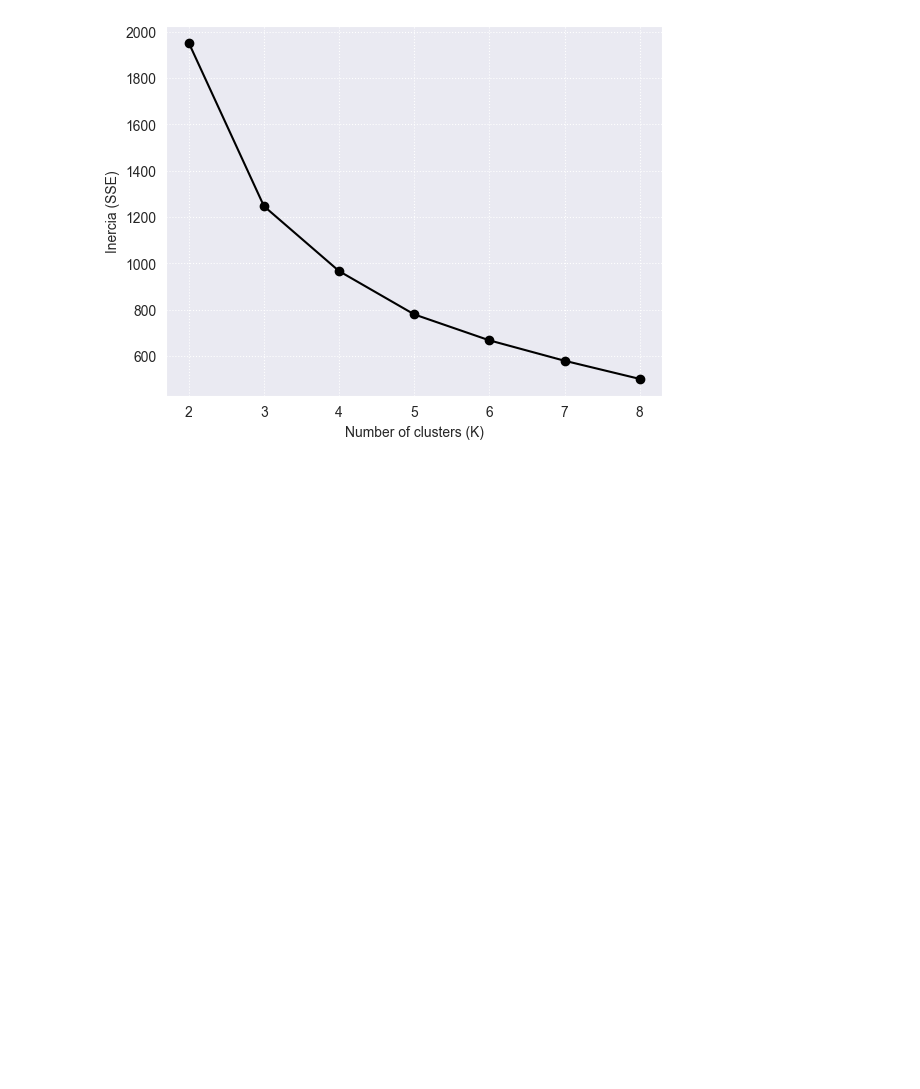
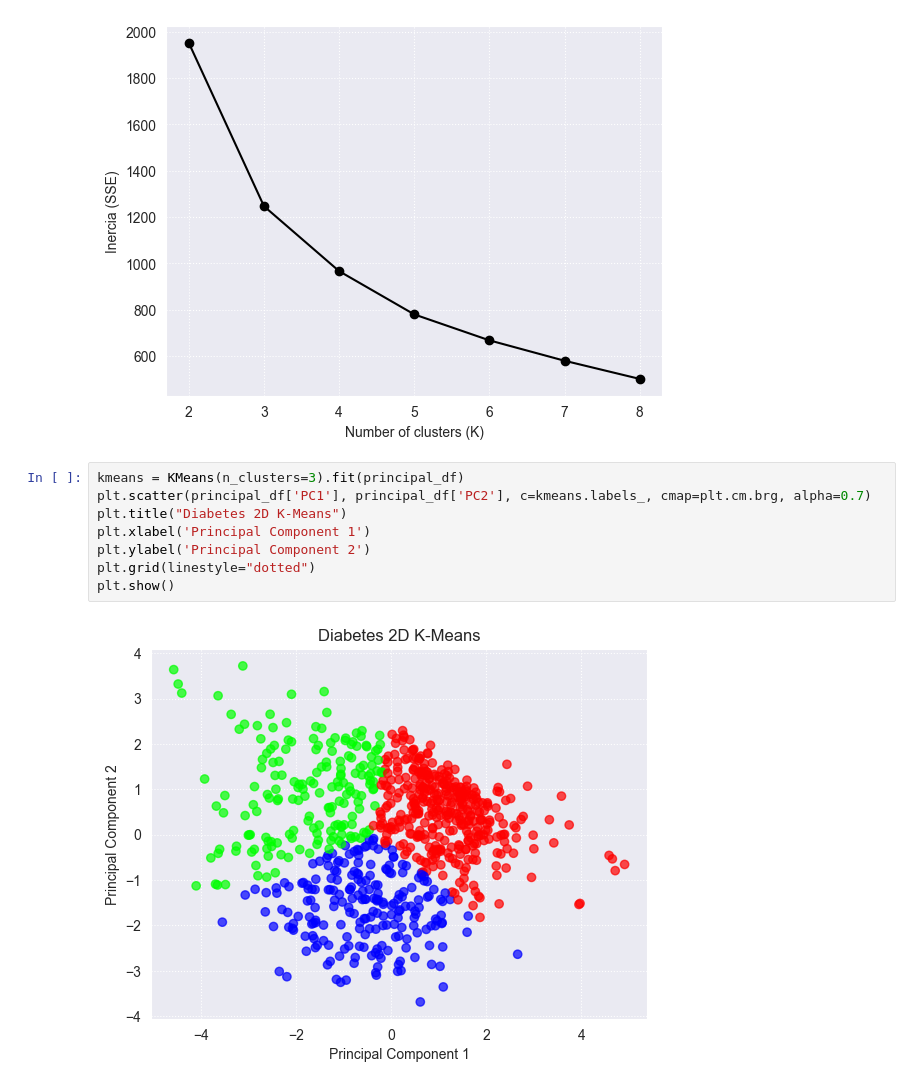
Before and after one commit to AbuBakkar32/Machine-Learning-Practice, a Jupyter notebook: Data_Analysis_Visualization_Pediction/diabetes-pca-clustering-kmeans-dbscan-analysis-result.ipynb, the cells around one changed output. Saved outputs shown, nothing was run; the diff lists cells and outputs as text; blank space fills up the shorter version.

```diff
--- a/Data_Analysis_Visualization_Pediction/diabetes-pca-clustering-kmeans-dbscan-analysis-result.ipynb
+++ b/Data_Analysis_Visualization_Pediction/diabetes-pca-clustering-kmeans-dbscan-analysis-result.ipynb
@@ -180,3 +180,13 @@ plt.xlabel('Number of clusters (K)')
 plt.show()
 # %% [output]
 [figure]
+# %%
+kmeans = KMeans(n_clusters=3).fit(principal_df)
+plt.scatter(principal_df['PC1'], principal_df['PC2'], c=kmeans.labels_, cmap=plt.cm.brg, alpha=0.7)
+plt.title("Diabetes 2D K-Means")
+plt.xlabel('Principal Component 1')
+plt.ylabel('Principal Component 2')
+plt.grid(linestyle="dotted")
+plt.show()
+# %% [output]
+[figure, added]
```
